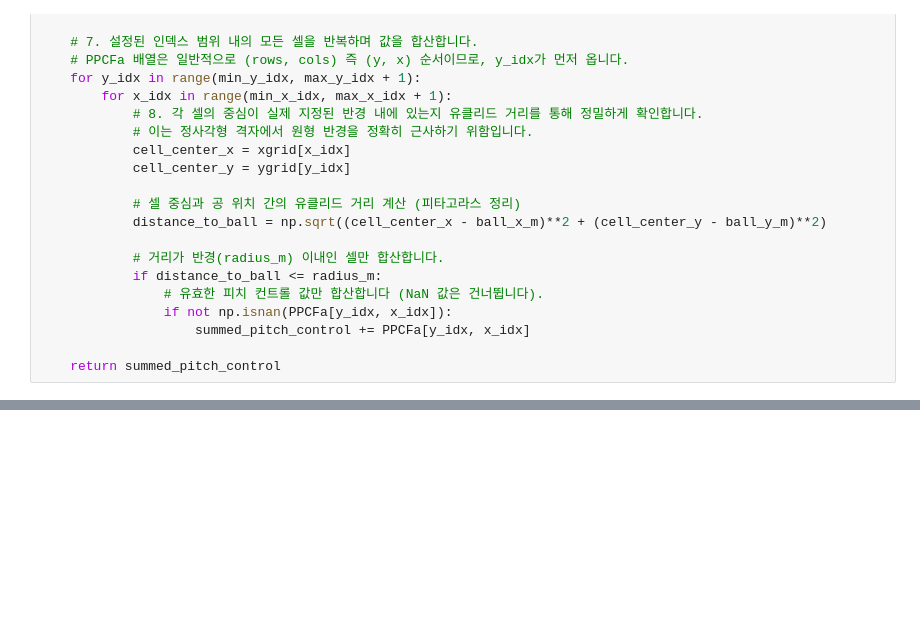
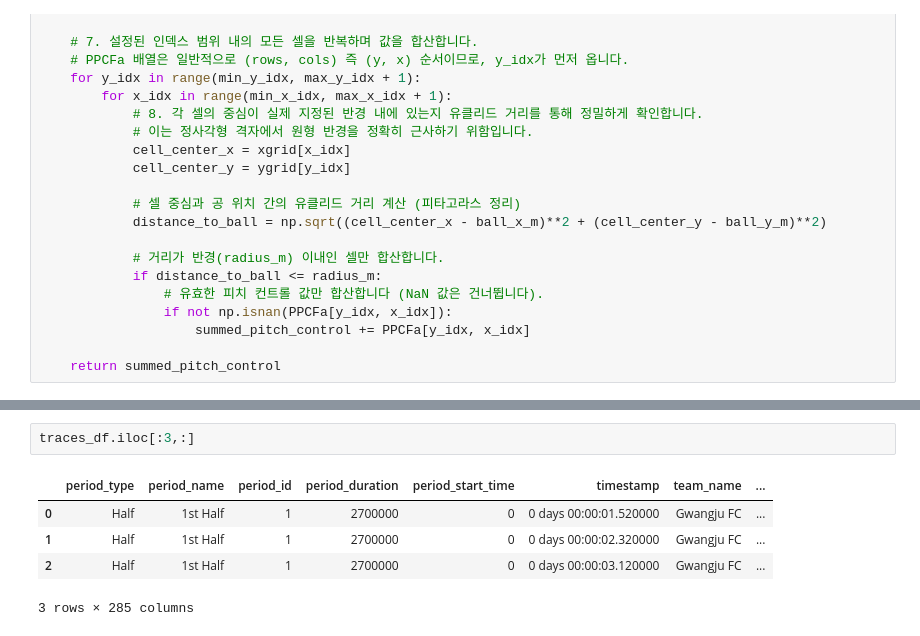
Before and after one commit to leemingo/express-v2, a Jupyter notebook: notebook/6-feature_express_v2.ipynb, the cells around one changed output, grey strips where cells are left out. Drawn from its saved outputs; the diff is of its cells as text; blank space fills up the shorter version.

```diff
--- a/notebook/6-feature_express_v2.ipynb
+++ b/notebook/6-feature_express_v2.ipynb
@@ -1021,0 +1075,8 @@ sum_pc_4m_radius
+# %%
+traces_df.iloc[:3,:]
+# %% [output]
+|  | period_type | period_name | period_id | period_duration | period_start_time | timestamp | team_name | ... |
+| 0 | Half | 1st Half | 1 | 2700000 | 0 | 0 days 00:00:01.520000 | Gwangju FC | ... |
+| 1 | Half | 1st Half | 1 | 2700000 | 0 | 0 days 00:00:02.320000 | Gwangju FC | ... |
+| 2 | Half | 1st Half | 1 | 2700000 | 0 | 0 days 00:00:03.120000 | Gwangju FC | ... |
+3 rows × 285 columns
```
Also changed, not shown: parts of 9 cells of this notebook, 4 other files.
